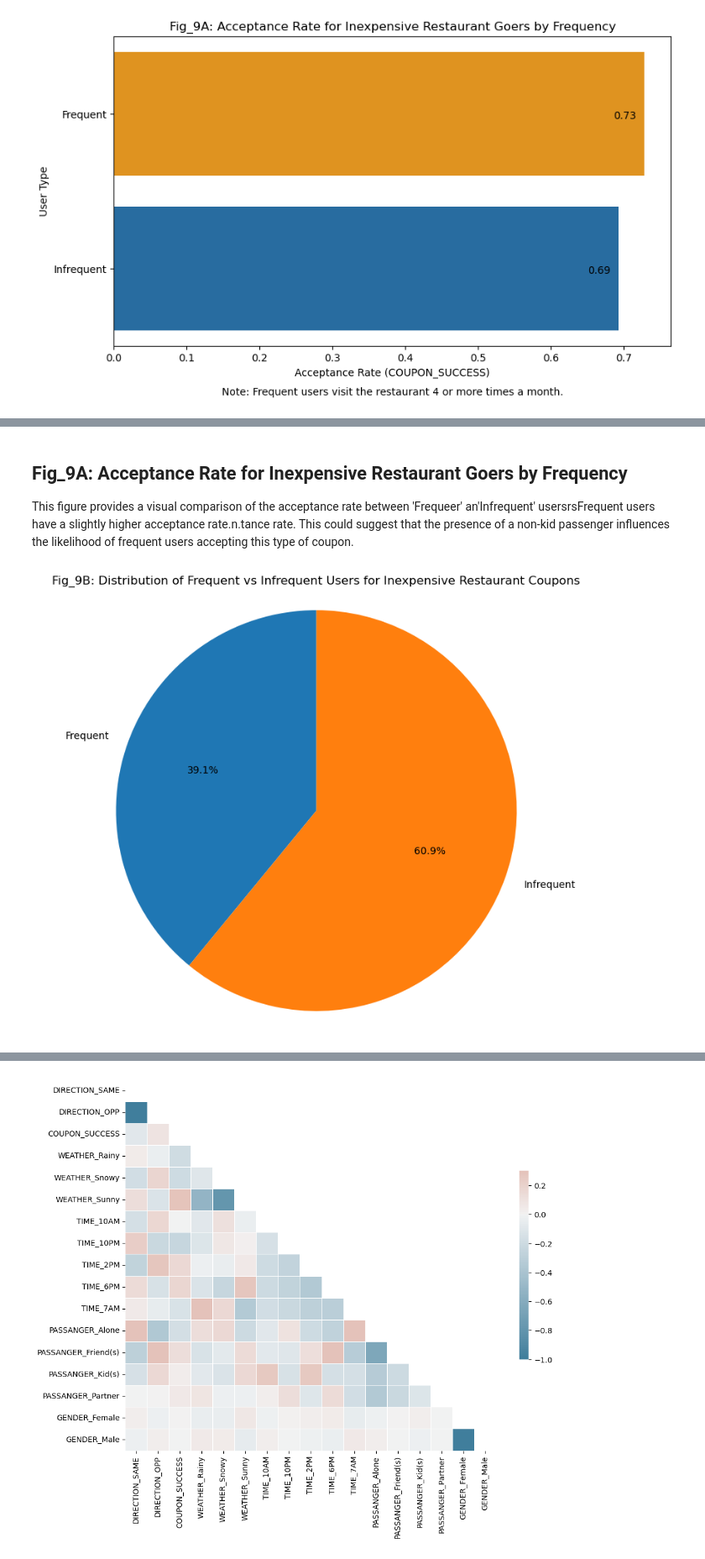
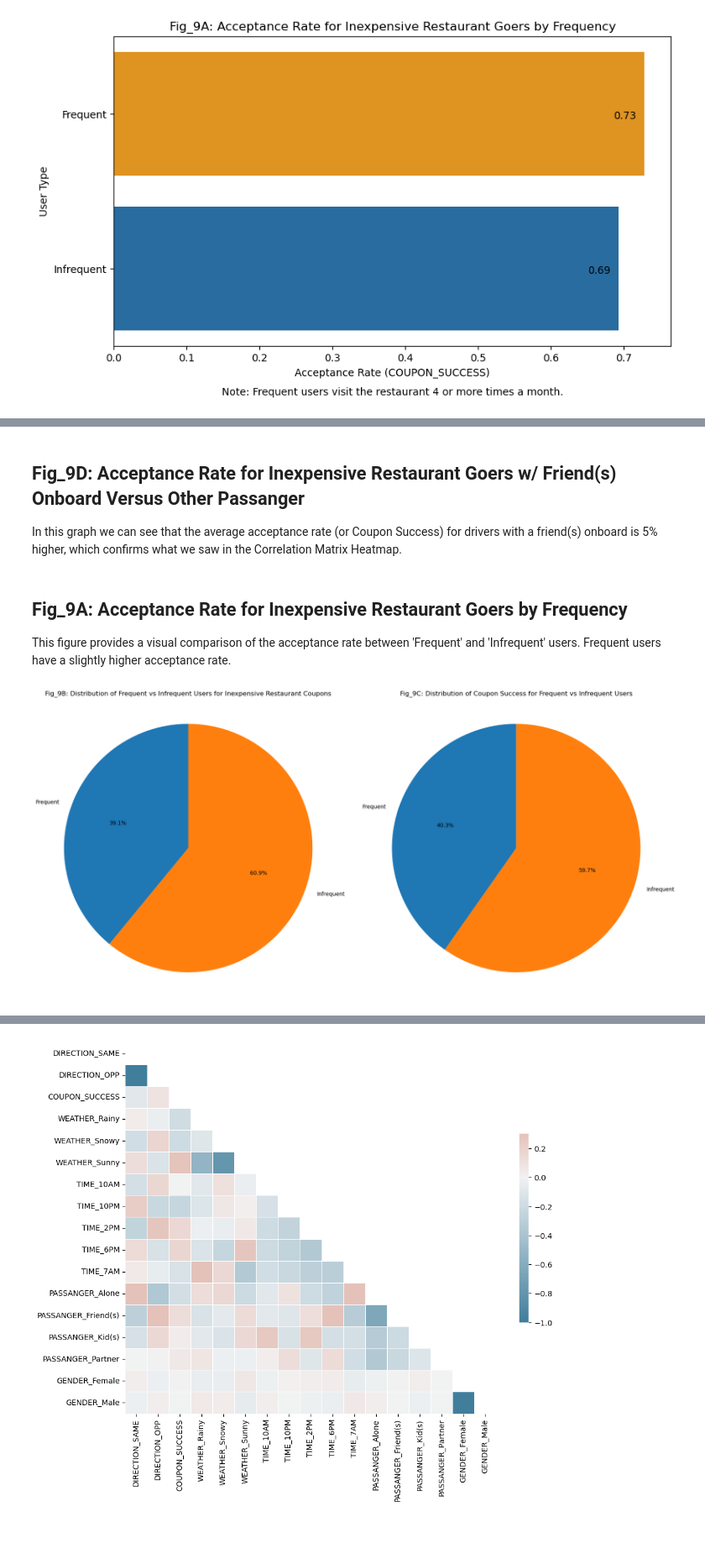
Before and after one commit to elmunoz42/berkeley-aiml-coupon-analysis, a Jupyter notebook: prompt.ipynb, the cells around one changed output, grey strips where cells are left out. Shown at 84% size. Saved outputs shown, nothing was run; the diff lists cells and outputs as text; code cells hidden in the pictures; blank space fills up the shorter version.

Commit message:
add some additional graphs and README text for initial analysis.

```diff
--- a/prompt.ipynb
+++ b/prompt.ipynb
@@ -840,37 +933,58 @@ plt.show()
+# %% [markdown]
+## Fig_9D: Acceptance Rate for Inexpensive Restaurant Goers w/ Friend(s) Onboard Versus Other Passanger
+
+In this graph we can see that the average acceptance rate (or Coupon Success) for drivers with a friend(s) onboard is 5% higher, which confirms what we saw in the Correlation Matrix Heatmap.
 # %% [markdown]
 ## Fig_9A: Acceptance Rate for Inexpensive Restaurant Goers by Frequency
 
-This figure provides a visual comparison of the acceptance rate between 'Frequeer' an'Infrequent' usersrsFrequent users have a slightly higher acceptance rate.n.tance rate. This could suggest that the presence of a non-kid passenger influences the likelihood of frequent users accepting this type of coupon.
+This figure provides a visual comparison of the acceptance rate between 'Frequent' and 'Infrequent' users. Frequent users have a slightly higher acceptance rate.
 # %%
 # Count the number of frequent and infrequent users
 frequent_users = data_only_cheap_restaurant_coupon.query("(RESTAURANT_LESS_THAN_20 == '4~8') | (RESTAURANT_LESS_THAN_20 == 'gt8')").shape[0]
 infrequent_users = data_only_cheap_restaurant_coupon.query("not ((RESTAURANT_LESS_THAN_20 == '4~8') | (RESTAURANT_LESS_THAN_20 == 'gt8'))").shape[0]
 
 # Create a DataFrame from the counts
 restaurant_user_comparison = pd.DataFrame({
     'USER_TYPE': ['Frequent', 'Infrequent'],
     'COUNT': [frequent_users, infrequent_users]
 })
 
-# Create a pie chart
-plt.figure(figsize=(10, 8))
-plt.pie(restaurant_user_comparison['COUNT'],
-        labels=restaurant_user_comparison['USER_TYPE'],
-        autopct='%1.1f%%',
-        startangle=90)
+# Count the number of COUPON_SUCCESS for each group
+frequent_success = data_only_cheap_restaurant_coupon.query("((RESTAURANT_LESS_THAN_20 == '4~8') | (RESTAURANT_LESS_THAN_20 == 'gt8')) & (COUPON_SUCCESS == 1)").shape[0]
+infrequent_success = data_only_cheap_restaurant_coupon.query("not ((RESTAURANT_LESS_THAN_20 == '4~8') | (RESTAURANT_LESS_THAN_20 == 'gt8')) & (COUPON_SUCCESS == 1)").shape[0]
 
-plt.title("Fig_9B: Distribution of Frequent vs Infrequent Users for Inexpensive Restaurant Coupons")
+# Create a DataFrame from the counts
+coupon_success_comparison = pd.DataFrame({
+    'USER_TYPE': ['Frequent', 'Infrequent'],
+    'COUNT': [frequent_success, infrequent_success]
+})
 
-# Equal aspect ratio ensures that pie is drawn as a circle
-plt.axis('equal')
+# Create a figure with two subplots
+fig, axs = plt.subplots(1, 2, figsize=(20, 10))
+
+# Create the first pie chart
+axs[0].pie(restaurant_user_comparison['COUNT'],
+           labels=restaurant_user_comparison['USER_TYPE'],
+           autopct='%1.1f%%',
+           startangle=90)
+axs[0].set_title("Fig_9B: Distribution of Frequent vs Infrequent Users for Inexpensive Restaurant Coupons")
+axs[0].axis('equal')
+
+# Create the second pie chart
+axs[1].pie(coupon_success_comparison['COUNT'],
+           labels=coupon_success_comparison['USER_TYPE'],
+           autopct='%1.1f%%',
+           startangle=90)
+axs[1].set_title("Fig_9C: Distribution of Coupon Success for Frequent vs Infrequent Users")
+axs[1].axis('equal')
 
 # Save plot
-plt.savefig('images/plots/fig9B.jpg')
+plt.savefig('images/plots/fig9BC.jpg')
 
 # Show the plot
 plt.show()
 # %% [output]
-[figure, old version]
+[figure, new version]
 # %% [markdown]
 ## Fig_9B: Distribution of Frequent vs Infrequent Users for Inexpensive Restaurant Coupons
 
```
Also changed, not shown: parts of 10 cells of this notebook, 9 other files.
